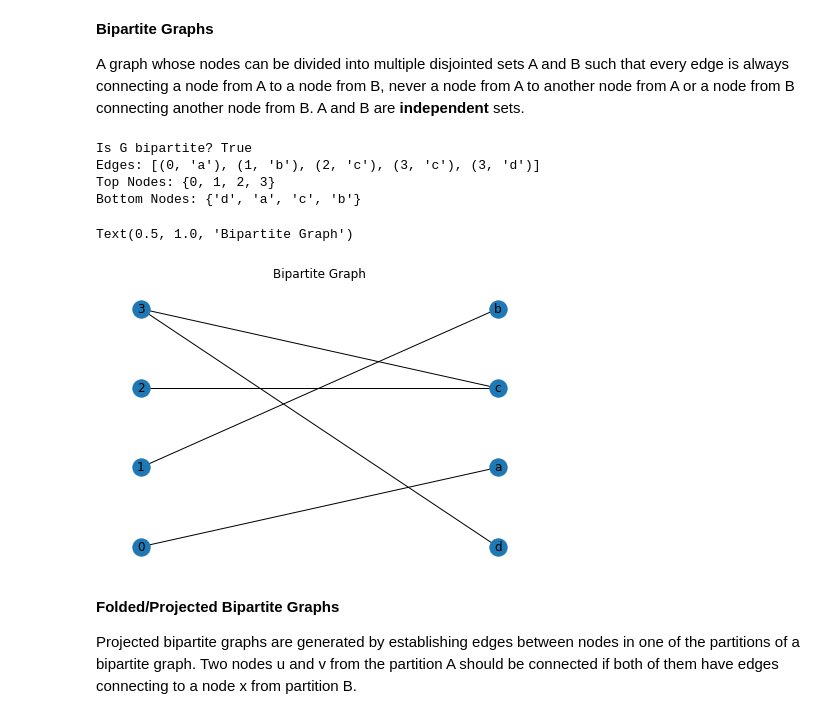
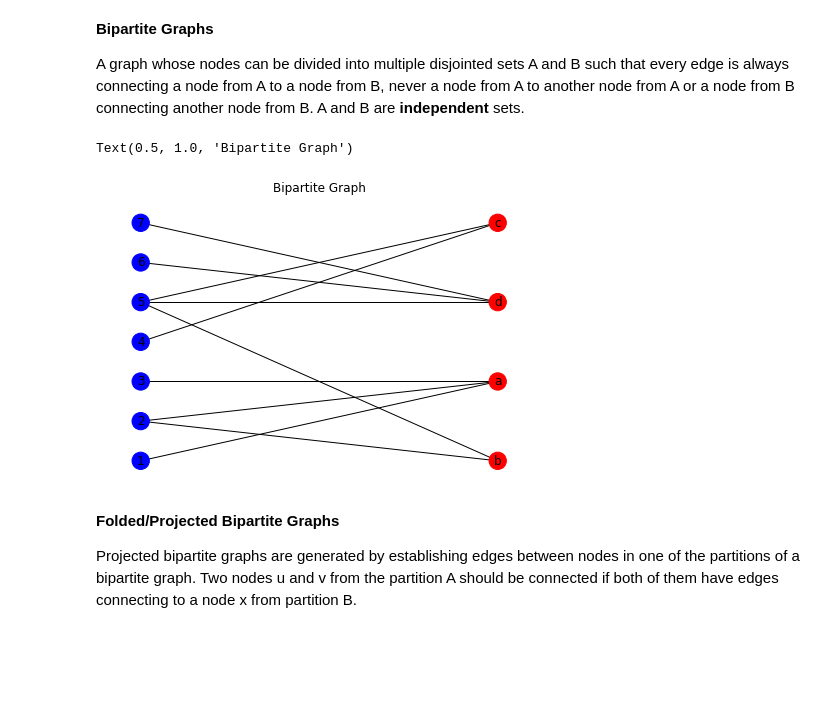
Before and after one commit to JAugusto97/graph-ml, a Jupyter notebook: 1-basics.ipynb, the cells around one changed output. Drawn from its saved outputs; the diff is of its cells as text; code cells hidden in the pictures; blank space fills up the shorter version.

Commit message:
improving bipartite section

```diff
--- a/1-basics.ipynb
+++ b/1-basics.ipynb
@@ -58,27 +58,18 @@ from A to a node from B, never a node from A to another node from A or a node fr
 are <b>independent</b> sets.
 # %%
 G = nx.Graph()
-G.add_nodes_from([0,1,2,3], bipartite=0)
-G.add_nodes_from(["a","b","c","d"], bipartite=1)
-G.add_edges_from([(0,"a"), (3,"c"), (1,"b"), (2,"c"), (3,"d")])
+G.add_nodes_from([1,2,3,4,5,6,7], bipartite=0)
+G.add_nodes_from(["a", "b", "c", "d"], bipartite=1)
+G.add_edges_from([(1, "a"), (2, "a"), (3, "a"), (2, "b"), (5, "b"), (4, "c"), (5, "c"), (5, "d"), (6, "d"), (7, "d")])
 
-print("Is G bipartite?", nx.is_bipartite(G))
-print("Edges:", G.edges)
 top_nodes = {node for node, attrs in G.nodes(data=True) if attrs["bipartite"] == 0}
 bottom_nodes = set(G) - top_nodes
-
-print("Top Nodes:", top_nodes)
-print("Bottom Nodes:", bottom_nodes)
-
-nx.draw(G, with_labels=True, pos=nx.drawing.layout.bipartite_layout(G, top_nodes))
+colormap = ["blue" if data["bipartite"] == 0 else "red" for _, data in G.nodes(data=True)]
+nx.draw(G, with_labels=True, pos=nx.drawing.layout.bipartite_layout(G, top_nodes), node_color=colormap)
 plt.title("Bipartite Graph")
 # %% [output]
-Is G bipartite? True
-Edges: [(0, 'a'), (1, 'b'), (2, 'c'), (3, 'c'), (3, 'd')]
-Top Nodes: {0, 1, 2, 3}
-Bottom Nodes: {'d', 'a', 'c', 'b'}
+Text(0.5, 1.0, 'Bipartite Graph')
-Text(0.5, 1.0, 'Bipartite Graph')
-[figure, old version]
+[figure, new version]
 # %% [markdown]
 <b>Folded/Projected Bipartite Graphs</b>
 
```
Also changed, not shown: parts of 7 cells of this notebook.
